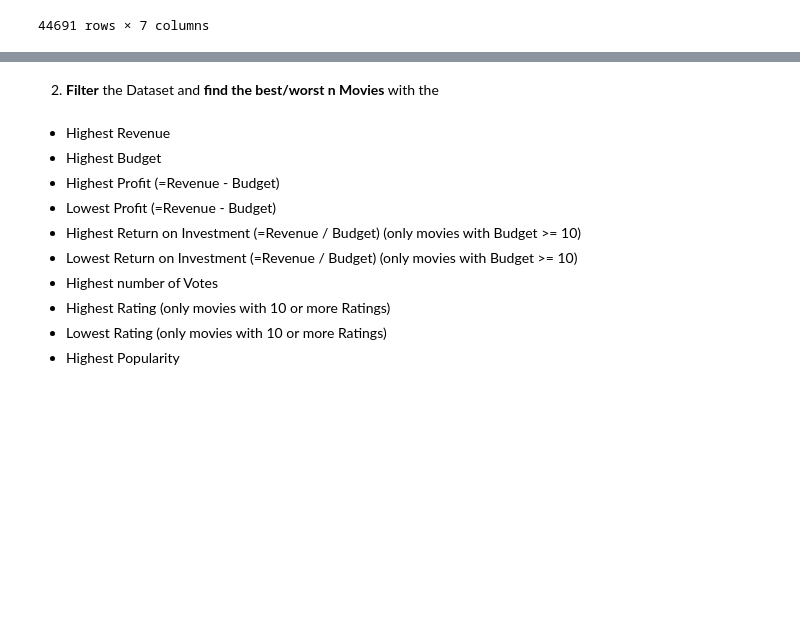
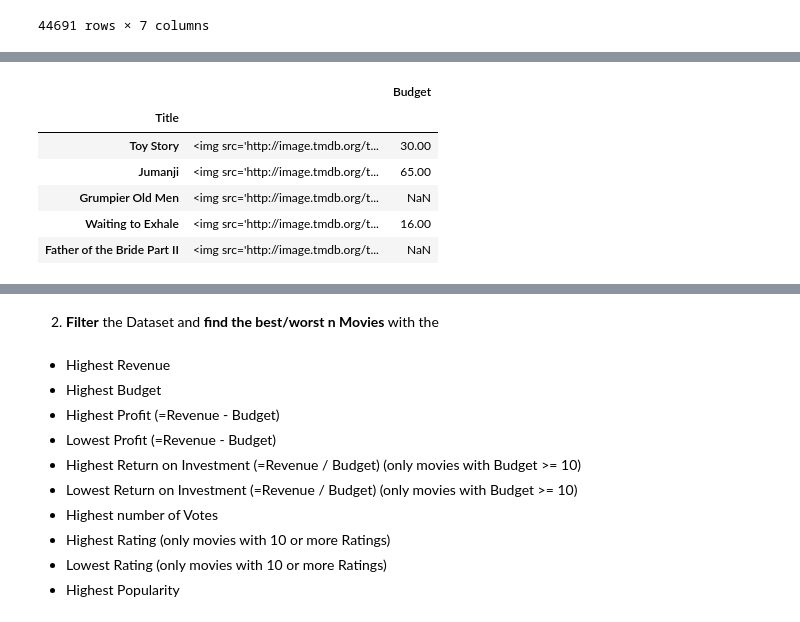
Before and after one commit to Hayder-Suwaed/Python_data_science, a Jupyter notebook: Project_01_ProjectBrief.ipynb, the cells around one changed output, grey strips where cells are left out. Drawn from its saved outputs; the diff is of its cells as text; code cells hidden in the pictures; blank space fills up the shorter version.

```diff
--- a/Project_01_ProjectBrief.ipynb
+++ b/Project_01_ProjectBrief.ipynb
@@ -224,0 +266,11 @@ df_best
+# %%
+subset = df_best.iloc[:5, :2]
+subset
+# %% [output]
+|  |  | Budget |
+| Title |  |  |
+| Toy Story | <img src='http://image.tmdb.org/t... | 30.00 |
+| Jumanji | <img src='http://image.tmdb.org/t... | 65.00 |
+| Grumpier Old Men | <img src='http://image.tmdb.org/t... | NaN |
+| Waiting to Exhale | <img src='http://image.tmdb.org/t... | 16.00 |
+| Father of the Bride Part II | <img src='http://image.tmdb.org/t... | NaN |
```
Also changed, not shown: parts of 6 cells of this notebook.
